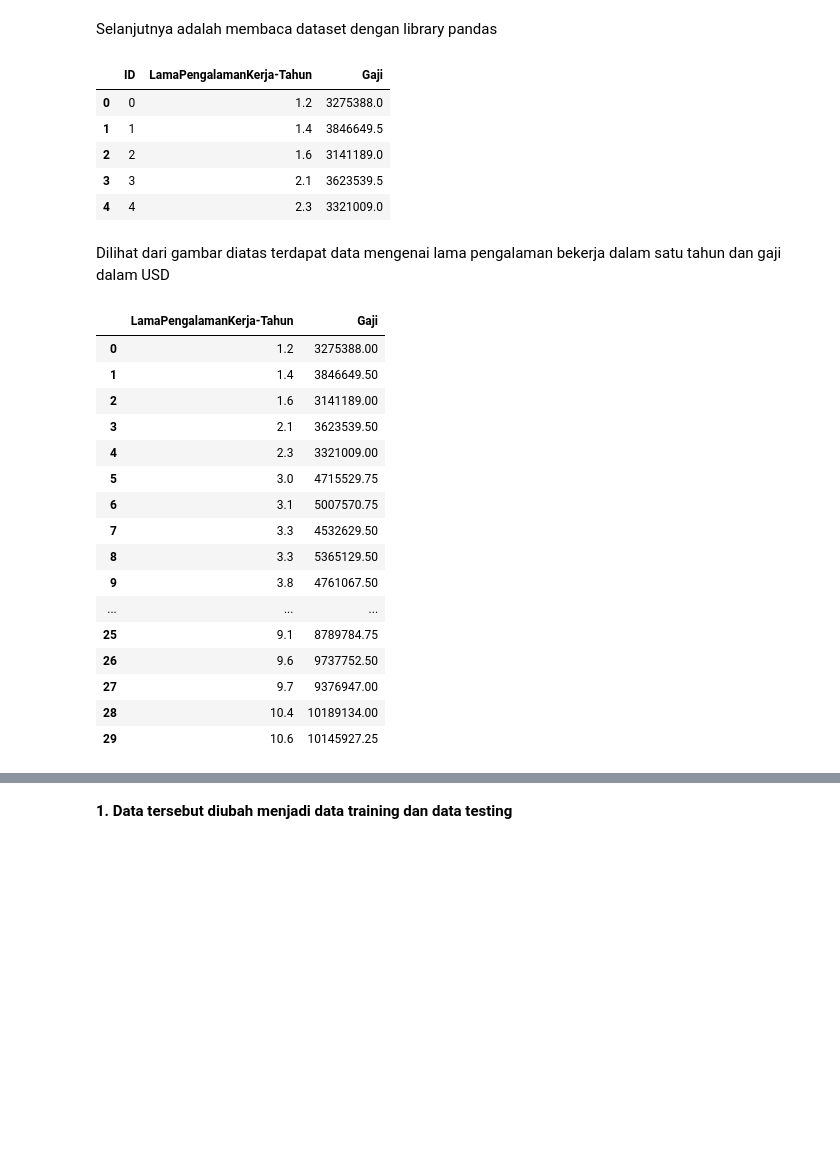
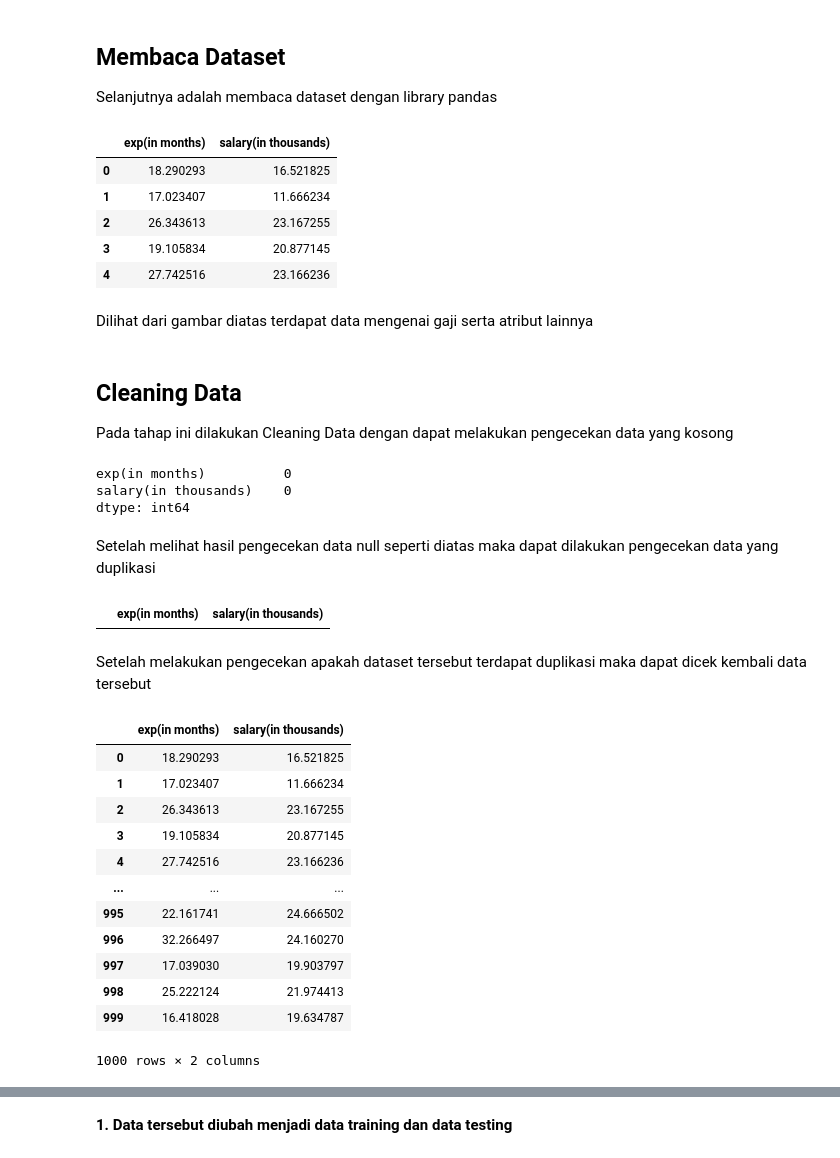
Before and after one commit to gricowijaya/linear-regression-gaji, a Jupyter notebook: gaji-ml.ipynb, the cells around one changed output, grey strips where cells are left out. Cells and saved outputs as stored; diff of their text form; code cells hidden in the pictures; blank space fills up the shorter version.

```diff
--- a/gaji-ml.ipynb
+++ b/gaji-ml.ipynb
@@ -23,41 +27,55 @@ Requirement already satisfied: six>=1.5 in ./venv/lib/python3.11/site-packages (
 [notice] A new release of pip is available: 23.2.1 -> 23.3.2
 [notice] To update, run: pip install --upgrade pip
 # %% [markdown]
+## Membaca Dataset
 Selanjutnya adalah membaca dataset dengan library pandas
 # %%
 import pandas as pd
 
-file_path = 'dataset/gaji.csv'
+file_path = 'dataset/exp_salary.csv'
 data = pd.read_csv(file_path)
 data.head()
 # %% [output]
-|  | ID | LamaPengalamanKerja-Tahun | Gaji |
-| 0 | 0 | 1.2 | 3275388.0 |
-| 1 | 1 | 1.4 | 3846649.5 |
-| 2 | 2 | 1.6 | 3141189.0 |
-| 3 | 3 | 2.1 | 3623539.5 |
-| 4 | 4 | 2.3 | 3321009.0 |
+|  | exp(in months) | salary(in thousands) |
+| 0 | 18.290293 | 16.521825 |
+| 1 | 17.023407 | 11.666234 |
+| 2 | 26.343613 | 23.167255 |
+| 3 | 19.105834 | 20.877145 |
+| 4 | 27.742516 | 23.166236 |
 # %% [markdown]
-Dilihat dari gambar diatas terdapat data mengenai lama pengalaman bekerja dalam satu tahun dan gaji dalam USD
+Dilihat dari gambar diatas terdapat data mengenai gaji serta atribut lainnya
+# %% [markdown]
+## Cleaning Data
+
+Pada tahap ini dilakukan Cleaning Data dengan dapat melakukan pengecekan data yang kosong
+# %%
+data.isnull().sum()
+# %% [output]
+exp(in months)          0
+salary(in thousands)    0
+dtype: int64
+# %% [markdown]
+Setelah melihat hasil pengecekan data null seperti diatas maka dapat dilakukan pengecekan data yang duplikasi
+# %%
+data[data.duplicated()]
+# %% [output]
+|  | exp(in months) | salary(in thousands) |
+# %% [markdown]
+Setelah melakukan pengecekan apakah dataset tersebut terdapat duplikasi maka dapat dicek kembali data tersebut
 # %%
-data.drop(['ID'],axis=1,inplace=True)
 data
 # %% [output]
-|  | LamaPengalamanKerja-Tahun | Gaji |
-| 0 | 1.2 | 3275388.00 |
-| 1 | 1.4 | 3846649.50 |
-| 2 | 1.6 | 3141189.00 |
-| 3 | 2.1 | 3623539.50 |
-| 4 | 2.3 | 3321009.00 |
-| 5 | 3.0 | 4715529.75 |
-| 6 | 3.1 | 5007570.75 |
-| 7 | 3.3 | 4532629.50 |
-| 8 | 3.3 | 5365129.50 |
-| 9 | 3.8 | 4761067.50 |
+|  | exp(in months) | salary(in thousands) |
+| 0 | 18.290293 | 16.521825 |
+| 1 | 17.023407 | 11.666234 |
+| 2 | 26.343613 | 23.167255 |
+| 3 | 19.105834 | 20.877145 |
+| 4 | 27.742516 | 23.166236 |
 | ... | ... | ... |
-| 25 | 9.1 | 8789784.75 |
-| 26 | 9.6 | 9737752.50 |
-| 27 | 9.7 | 9376947.00 |
-| 28 | 10.4 | 10189134.00 |
-| 29 | 10.6 | 10145927.25 |
+| 995 | 22.161741 | 24.666502 |
+| 996 | 32.266497 | 24.160270 |
+| 997 | 17.039030 | 19.903797 |
+| 998 | 25.222124 | 21.974413 |
+| 999 | 16.418028 | 19.634787 |
+1000 rows × 2 columns
 # %% [markdown]
```
Also changed, not shown: parts of 29 cells of this notebook.
